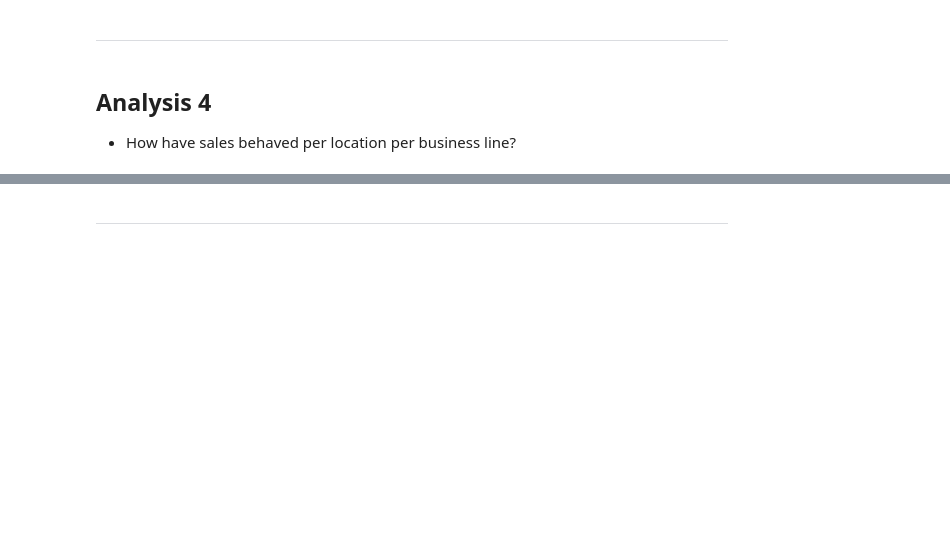
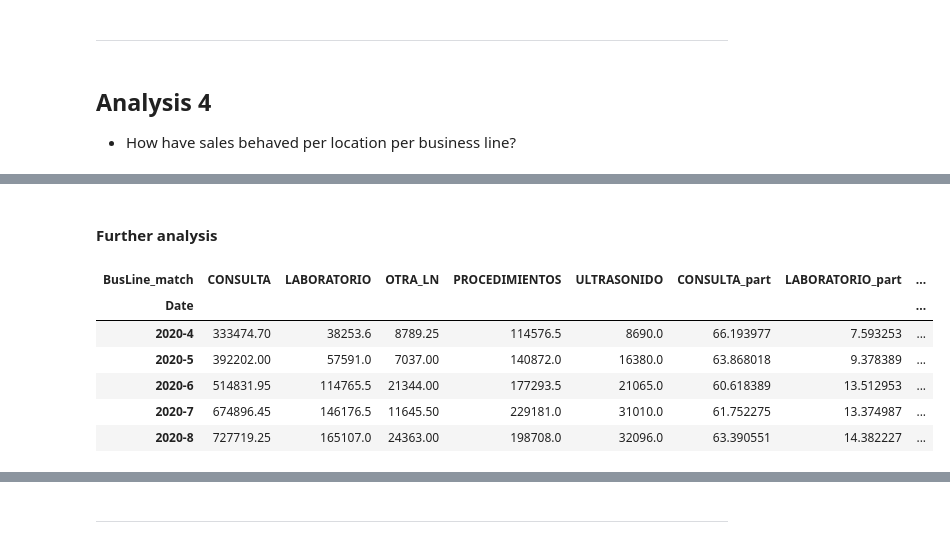
Before and after one commit to Roberto919/punto_clinico_pres, a Jupyter notebook: CoreB/BI/BI_nb.ipynb, the cells around one changed output, grey strips where cells are left out. Cells and saved outputs as stored; diff of their text form; code cells hidden in the pictures; blank space fills up the shorter version.

Commit message:
Closes #3 - including analysis to obtain percetual change in sales per location and sales, percentual change, and participation per business line

```diff
--- a/CoreB/BI/BI_nb.ipynb
+++ b/CoreB/BI/BI_nb.ipynb
@@ -172,0 +213,2 @@ dfsx.to_csv("Table_1.csv")
+# %%
+dfx = dfsx.copy()
@@ -192,0 +294,44 @@ dfsx
+# %% [markdown]
+#### Further analysis
+# %%
+dfx = dfsx.copy()
+# %%
+set_loc = "COAPA"
+# %%
+## Selecting row and columns related with the location and period of interest
+mr1 = dfx.index.get_level_values(0) == 2020
+mr2 = (dfx.index.get_level_values(1) >= 4) & (dfx.index.get_level_values(1) <= 8)
+mc1 = dfx.columns.get_level_values(0) == set_loc
+
+dfx = dfx.loc[(mr1 & mr2), mc1]
+
+
+## Some quick cleanup
+#### Removing multi columns names
+dfx.columns = dfx.columns.droplevel()
+#### Calculating the participation of each business line in total income
+dfx["Month_total"] = dfx.sum(axis=1)
+for col in [col for col in dfx.columns if "total" not in col]:
+    dfx.loc[:, col + "_part"] = dfx[col]/dfx["Month_total"]*100
+dfx.drop(["Month_total"], axis=1, inplace=True)
+
+#### Converting multi-index to single-index
+dfx["Date"] = dfx.index.get_level_values(0).astype("str") + "-" + dfx.index.get_level_values(1).astype("str")
+dfx.set_index("Date", inplace=True, drop=True)
+
+
+## Adding metrics related with the percent change per business line
+for col in [col for col in dfx.columns if "_part" not in col]:
+    dfx.loc[:, col + "_pc"] = dfx[col].diff()/dfx[col].shift()
+    dfx.loc[:, col +'_pc'] = dfx[col +'_pc'].fillna(0)
+    dfx.loc[:, col +'_pc'] = dfx[col +'_pc'].replace([np.inf, -np.inf], 0)
+# %%
+dfx
+# %% [output]
+| BusLine_match | CONSULTA | LABORATORIO | OTRA_LN | PROCEDIMIENTOS | ULTRASONIDO | CONSULTA_part | LABORATORIO_part | ... |
+| Date |  |  |  |  |  |  |  | ... |
+| 2020-4 | 333474.70 | 38253.6 | 8789.25 | 114576.5 | 8690.0 | 66.193977 | 7.593253 | ... |
+| 2020-5 | 392202.00 | 57591.0 | 7037.00 | 140872.0 | 16380.0 | 63.868018 | 9.378389 | ... |
+| 2020-6 | 514831.95 | 114765.5 | 21344.00 | 177293.5 | 21065.0 | 60.618389 | 13.512953 | ... |
+| 2020-7 | 674896.45 | 146176.5 | 11645.50 | 229181.0 | 31010.0 | 61.752275 | 13.374987 | ... |
+| 2020-8 | 727719.25 | 165107.0 | 24363.00 | 198708.0 | 32096.0 | 63.390551 | 14.382227 | ... |
```
Also changed, not shown: parts of 18 cells of this notebook, 1 other file.
